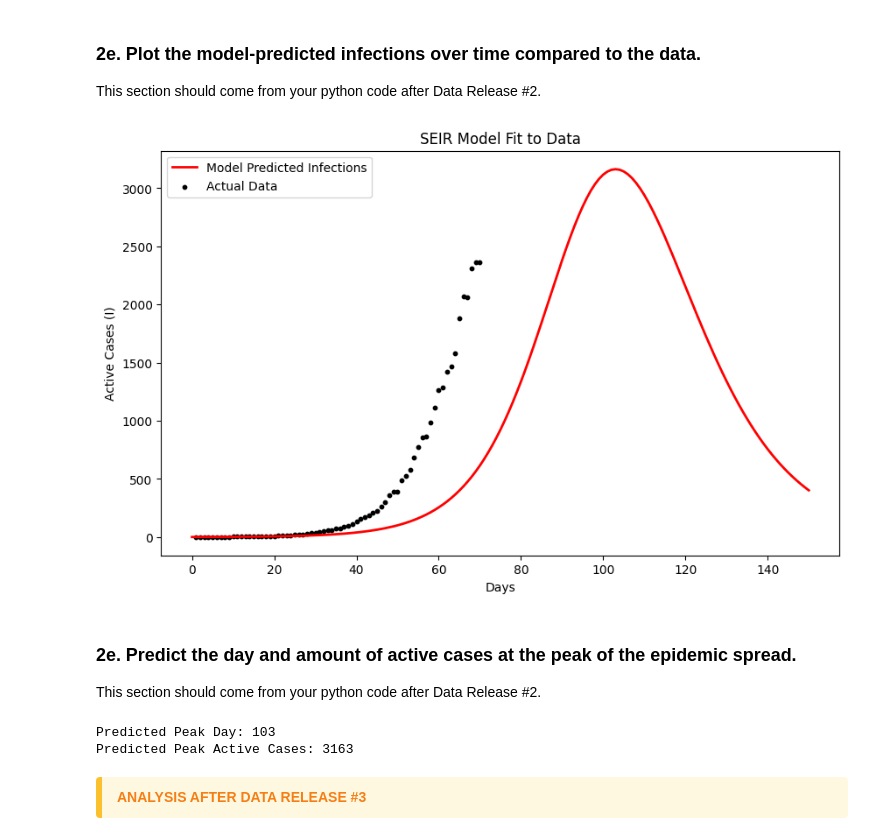
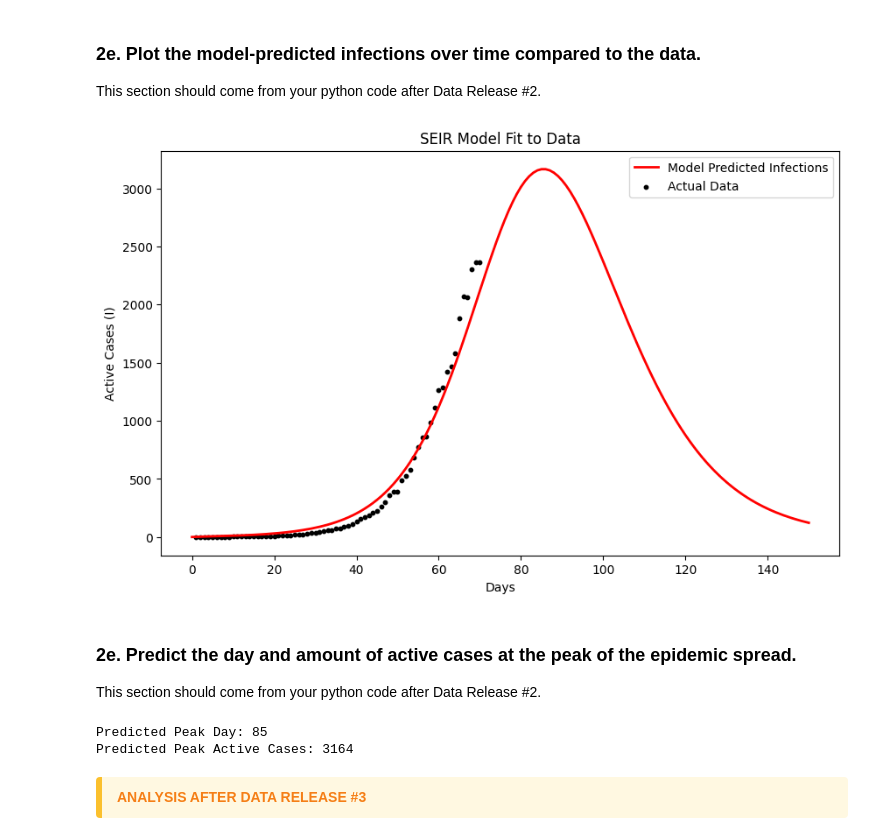
Before and after one commit to ktt920/Module-2-Epidemics-SIR-Modeling, a Jupyter notebook: Notebook examples/Template_student_final_notebook.ipynb, the cells around one changed output. Saved outputs shown, nothing was run; the diff lists cells and outputs as text; code cells hidden in the pictures.

Commit message:
Update assumption of E0 to be 20

```diff
--- a/Notebook examples/Template_student_final_notebook.ipynb
+++ b/Notebook examples/Template_student_final_notebook.ipynb
@@ -399,34 +399,34 @@ This section should come from your python code after Data Release #2.
 # %%
 timepoints = len(data) #How many days is the data
 
 N = 17900 # Population Size of Population at Risk
-E0 = 2 # Assumption
+E0 = 20 # Assumption
 I0 = 1 # Given by Data
 R0 = 0 # No one recovered yet on day 1
 S0 = N - (E0 + I0 + R0)
 
 # 1. Get the optimized parameters
 b_opt, s_opt, g_opt, min_sse = SEIR_Optimization(timepoints, data, N, S0, E0, I0, R0)
 
-# 2. Run the model one last time with the "best" parameters
+# 2. Using the optimal parameter, we will try to find
 # We use a longer range (e.g., 150 days) to see the full peak and decline
 S_fit, E_fit, I_fit, R_fit = SEIR(b_opt, s_opt, g_opt, S0, E0, I0, R0, 150, N)
 
 # 3. Create the plot
 plt.figure(figsize=(10, 6))
 # Plot the model results
 plt.plot(I_fit, label='Model Predicted Infections', color='red', linewidth=2)
 
 # Plot actual data correctly using x_day and y_cases
 plt.scatter(x_day, y_cases, label='Actual Data', color='black', s=10)
 
 plt.title('SEIR Model Fit to Data')
 plt.xlabel('Days')
 plt.ylabel('Active Cases (I)')
 plt.legend()
 plt.show()
 # %% [output]
-[figure, old version]
+[figure, new version]
 # %% [markdown]
 ### 2e. Predict the day and amount of active cases at the peak of the epidemic spread.
 This section should come from your python code after Data Release #2.
@@ -438,8 +438,8 @@ peak_day = np.argmax(I_fit)
 print(f"Predicted Peak Day: {peak_day}")
 print(f"Predicted Peak Active Cases: {int(peak_amount)}")
 # %% [output]
-Predicted Peak Day: 103
-Predicted Peak Active Cases: 3163
+Predicted Peak Day: 85
+Predicted Peak Active Cases: 3164
 # %% [markdown]
 
 <div style="
```
